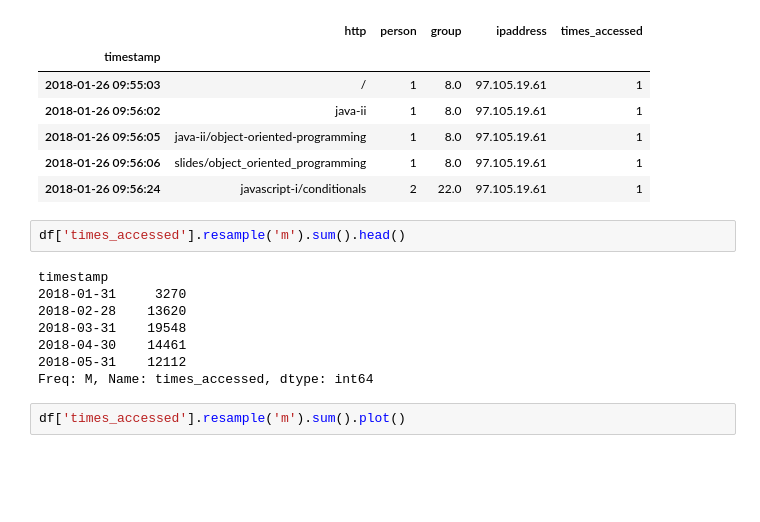
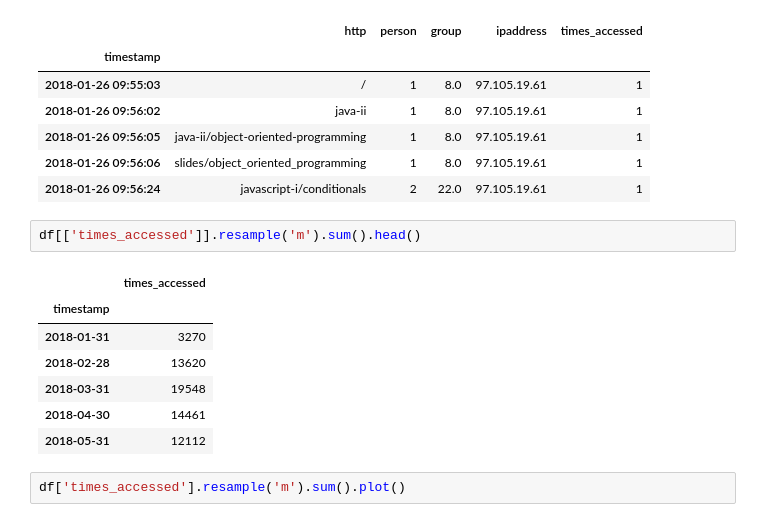
Before and after one commit to Johndsalas/ds-methodologies-exercises, a Jupyter notebook: anomaly_detection/time_series_anomaly_detection.ipynb, the cells around one changed output. Saved outputs shown, nothing was run; the diff lists cells and outputs as text; blank space fills up the shorter version.

```diff
--- a/anomaly_detection/time_series_anomaly_detection.ipynb
+++ b/anomaly_detection/time_series_anomaly_detection.ipynb
@@ -68,15 +68,15 @@ df.head()
 | 2018-01-26 09:56:06 | slides/object_oriented_programming | 1 | 8.0 | 97.105.19.61 | 1 |
 | 2018-01-26 09:56:24 | javascript-i/conditionals | 2 | 22.0 | 97.105.19.61 | 1 |
 # %%
-df['times_accessed'].resample('m').sum().head()
+df[['times_accessed']].resample('m').sum().head()
 # %% [output]
-timestamp
-2018-01-31     3270
-2018-02-28    13620
-2018-03-31    19548
-2018-04-30    14461
-2018-05-31    12112
-Freq: M, Name: times_accessed, dtype: int64
+|  | times_accessed |
+| timestamp |  |
+| 2018-01-31 | 3270 |
+| 2018-02-28 | 13620 |
+| 2018-03-31 | 19548 |
+| 2018-04-30 | 14461 |
+| 2018-05-31 | 12112 |
 # %%
 df['times_accessed'].resample('m').sum().plot()
 # %% [output]
```
Also changed, not shown: 2 other files.
